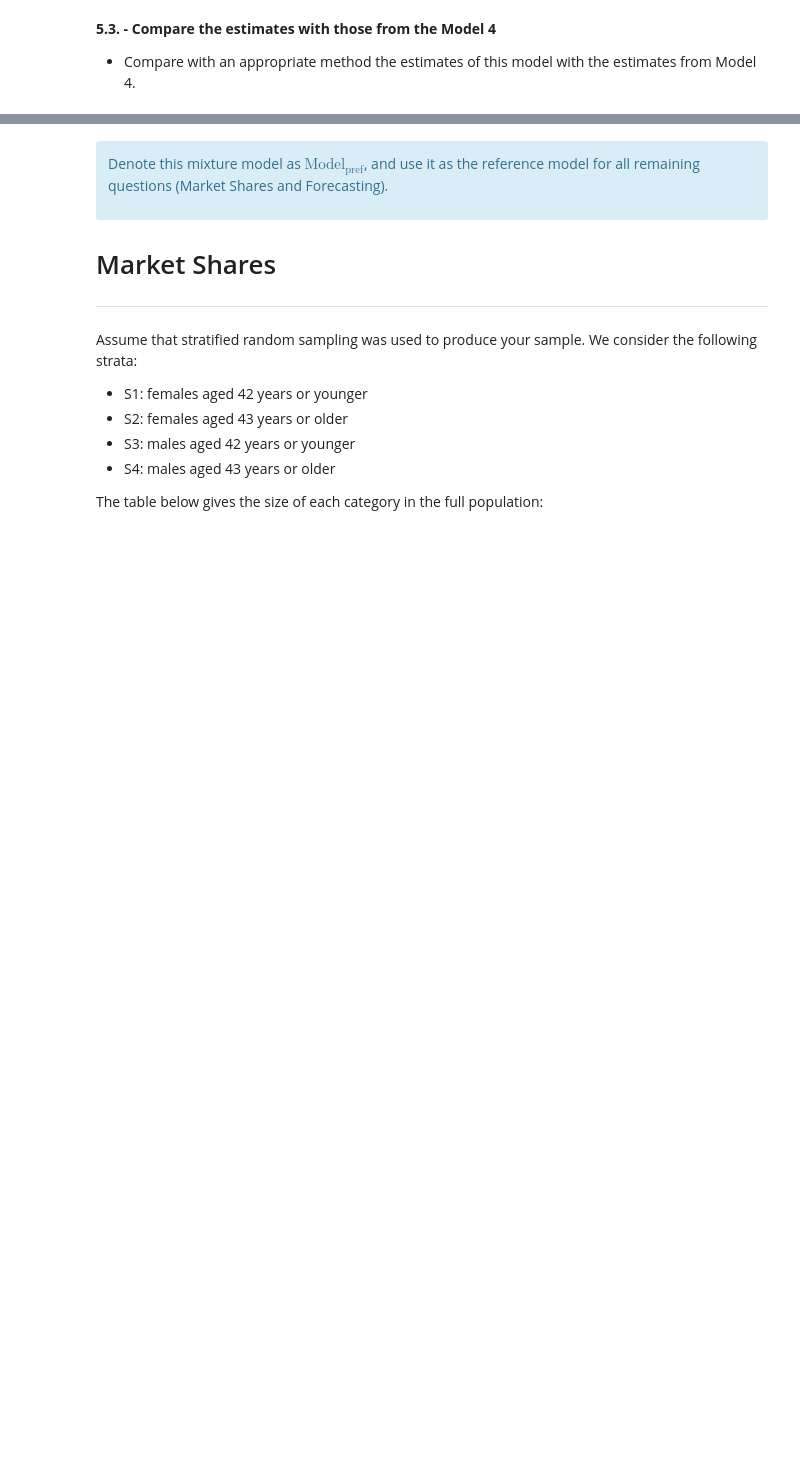
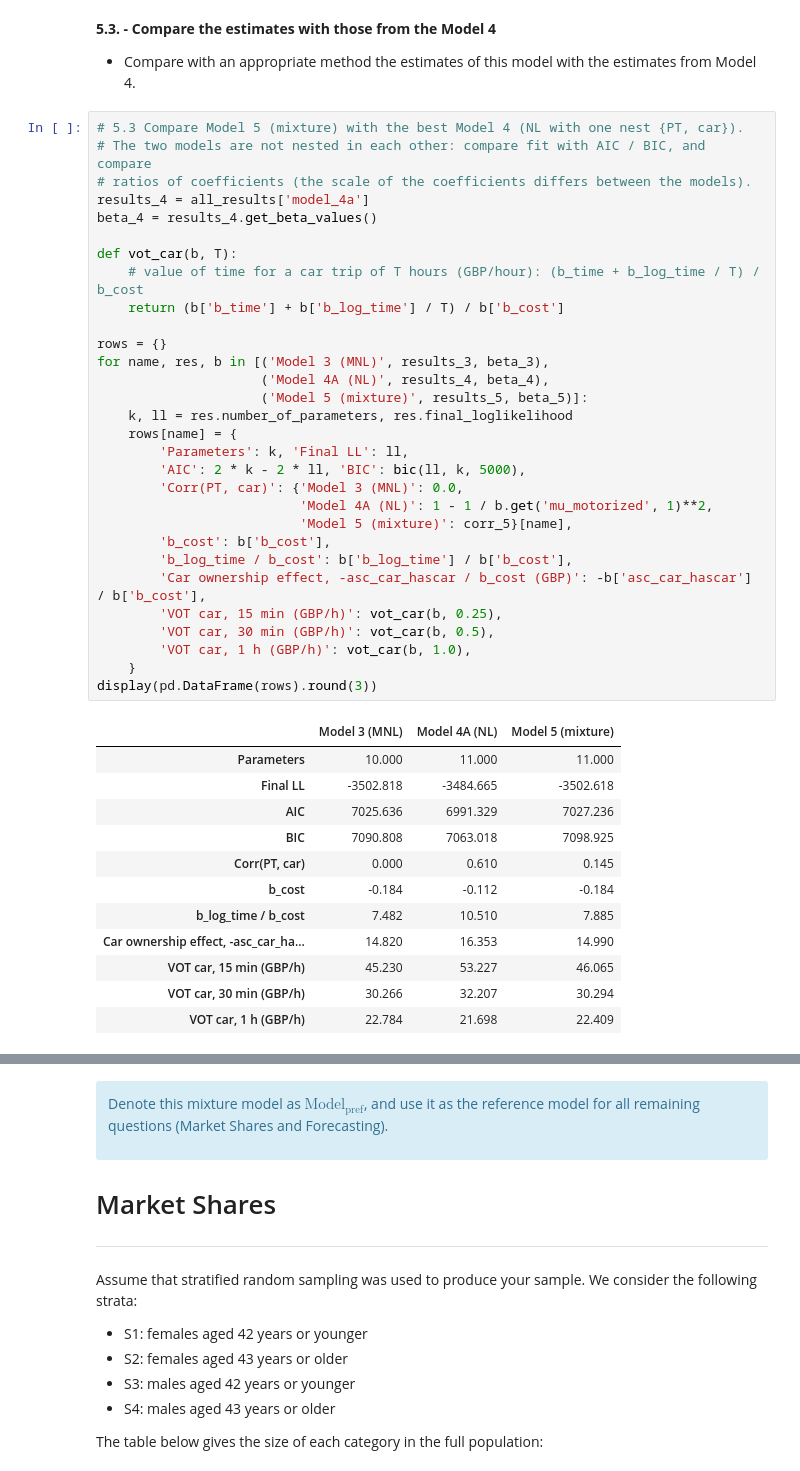
Before and after one commit to doran2728/Math463Group25, a Jupyter notebook: assignment.ipynb, the cells around one changed output, grey strips where cells are left out. Cells and saved outputs as stored; diff of their text form; blank space fills up the shorter version.

```diff
--- a/assignment.ipynb
+++ b/assignment.ipynb
@@ -1463,3 +1594,46 @@ Using the best model from Model 3 as a starting point, propose a **mixture model
 # %% [markdown]
 **5.3. - Compare the estimates with those from the Model 4**
 - Compare with an appropriate method the estimates of this model with the estimates from Model 4.
+# %%
+# 5.3 Compare Model 5 (mixture) with the best Model 4 (NL with one nest {PT, car}).
+# The two models are not nested in each other: compare fit with AIC / BIC, and compare
+# ratios of coefficients (the scale of the coefficients differs between the models).
+results_4 = all_results['model_4a']
+beta_4 = results_4.get_beta_values()
+
+def vot_car(b, T):
+    # value of time for a car trip of T hours (GBP/hour): (b_time + b_log_time / T) / b_cost
+    return (b['b_time'] + b['b_log_time'] / T) / b['b_cost']
+
+rows = {}
+for name, res, b in [('Model 3 (MNL)', results_3, beta_3),
+                     ('Model 4A (NL)', results_4, beta_4),
+                     ('Model 5 (mixture)', results_5, beta_5)]:
+    k, ll = res.number_of_parameters, res.final_loglikelihood
+    rows[name] = {
+        'Parameters': k, 'Final LL': ll,
+        'AIC': 2 * k - 2 * ll, 'BIC': bic(ll, k, 5000),
+        'Corr(PT, car)': {'Model 3 (MNL)': 0.0,
+                          'Model 4A (NL)': 1 - 1 / b.get('mu_motorized', 1)**2,
+                          'Model 5 (mixture)': corr_5}[name],
+        'b_cost': b['b_cost'],
+        'b_log_time / b_cost': b['b_log_time'] / b['b_cost'],
+        'Car ownership effect, -asc_car_hascar / b_cost (GBP)': -b['asc_car_hascar'] / b['b_cost'],
+        'VOT car, 15 min (GBP/h)': vot_car(b, 0.25),
+        'VOT car, 30 min (GBP/h)': vot_car(b, 0.5),
+        'VOT car, 1 h (GBP/h)': vot_car(b, 1.0),
+    }
+display(pd.DataFrame(rows).round(3))
+# %% [output]
+|  | Model 3 (MNL) | Model 4A (NL) | Model 5 (mixture) |
+| Parameters | 10.000 | 11.000 | 11.000 |
+| Final LL | -3502.818 | -3484.665 | -3502.618 |
+| AIC | 7025.636 | 6991.329 | 7027.236 |
+| BIC | 7090.808 | 7063.018 | 7098.925 |
+| Corr(PT, car) | 0.000 | 0.610 | 0.145 |
+| b_cost | -0.184 | -0.112 | -0.184 |
+| b_log_time / b_cost | 7.482 | 10.510 | 7.885 |
+| Car ownership effect, -asc_car_ha... | 14.820 | 16.353 | 14.990 |
+| VOT car, 15 min (GBP/h) | 45.230 | 53.227 | 46.065 |
+| VOT car, 30 min (GBP/h) | 30.266 | 32.207 | 30.294 |
+| VOT car, 1 h (GBP/h) | 22.784 | 21.698 | 22.409 |
```
Also changed, not shown: parts of 10 cells of this notebook.
